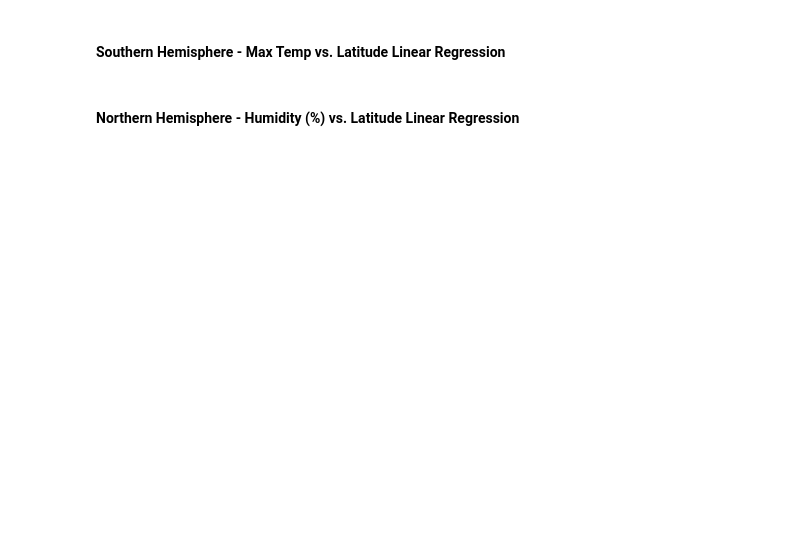
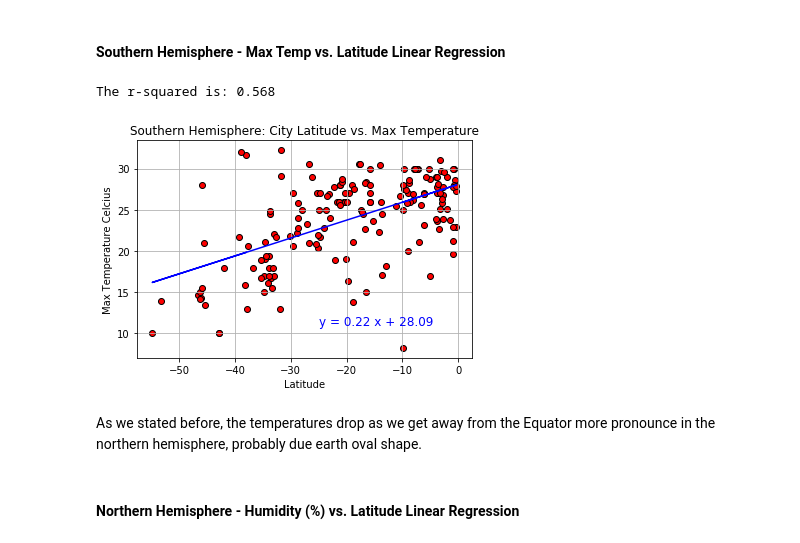
Before and after one commit to cckuqui/APIs-exercise, a Jupyter notebook: WeatherPy/WeatherPy.ipynb, the cells around one changed output. Saved outputs shown, nothing was run; the diff lists cells and outputs as text; code cells hidden in the pictures; blank space fills up the shorter version.

```diff
--- a/WeatherPy/WeatherPy.ipynb
+++ b/WeatherPy/WeatherPy.ipynb
@@ -75,7 +77,7 @@ cities_df['Wind Speed'] = ""
 for index, row in cities_df.iterrows():
 
     # get restaurant type from df
-    city = row['Cities']
+    city = row['City']
 
     # assemble url and make API request
     response = requests.get(query_url+city).json()
@@ -92,6 +94,6 @@ for index, row in cities_df.iterrows():
         print(f"Retrived information for country {response['id']} | {response['name']}.")
 
     except (KeyError, IndexError):
-        print("{city} not found. Skipping.")
+        print(f"{city.capitalize()} not found. Skipping.")
 
     print("------------")
@@ -103,0 +122,3 @@ cities_df.count()
+# %%
+cities_df = cities_df.replace('',np.nan)
+cities_df.count()
@@ -103,0 +136,4 @@ cities_df.count()
+# %%
+cities_df = cities_df.dropna(how='any')
+cities_df = cities_df.reset_index(drop=True)
+cities_df.count()
@@ -208,18 +293,24 @@ plt.show()
 # %%
 smaxtemp_slope, smaxtemp_int, smaxtemp_r, smaxtemp_p, smaxtemp_std_err = st.linregress(slat, smax_temp)
 smaxtemp_fit = smaxtemp_slope * slat + smaxtemp_int
 line_eq = f'y = {str(round(smaxtemp_slope,2))} x + {str(round(smaxtemp_int,2))}'
 
 print(f'The r-squared is: {round(smaxtemp_r,3)}')
 
 plt.scatter(slat,smax_temp, edgecolors='black',c='red')
 plt.plot(slat,smaxtemp_fit,"b-")
 plt.title('Southern Hemisphere: City Latitude vs. Max Temperature')
 plt.xlabel('Latitude')
 plt.ylabel('Max Temperature Celcius')
-plt.annotate(line_eq,(-25,7),fontsize=12,c='blue')
+plt.annotate(line_eq,(-25,11),fontsize=12,c='blue')
 plt.grid()
+plt.savefig('south-lat-vs-max_temp')
 plt.show()
+# %% [output]
+The r-squared is: 0.568
+[figure, added]
+# %% [markdown]
+As we stated before, the temperatures drop as we get away from the Equator more pronounce in the northern hemisphere, probably due earth oval shape.
 # %% [markdown]
 ####  Northern Hemisphere - Humidity (%) vs. Latitude Linear Regression
 # %%
```
Also changed, not shown: parts of 24 cells of this notebook, 14 other files.
